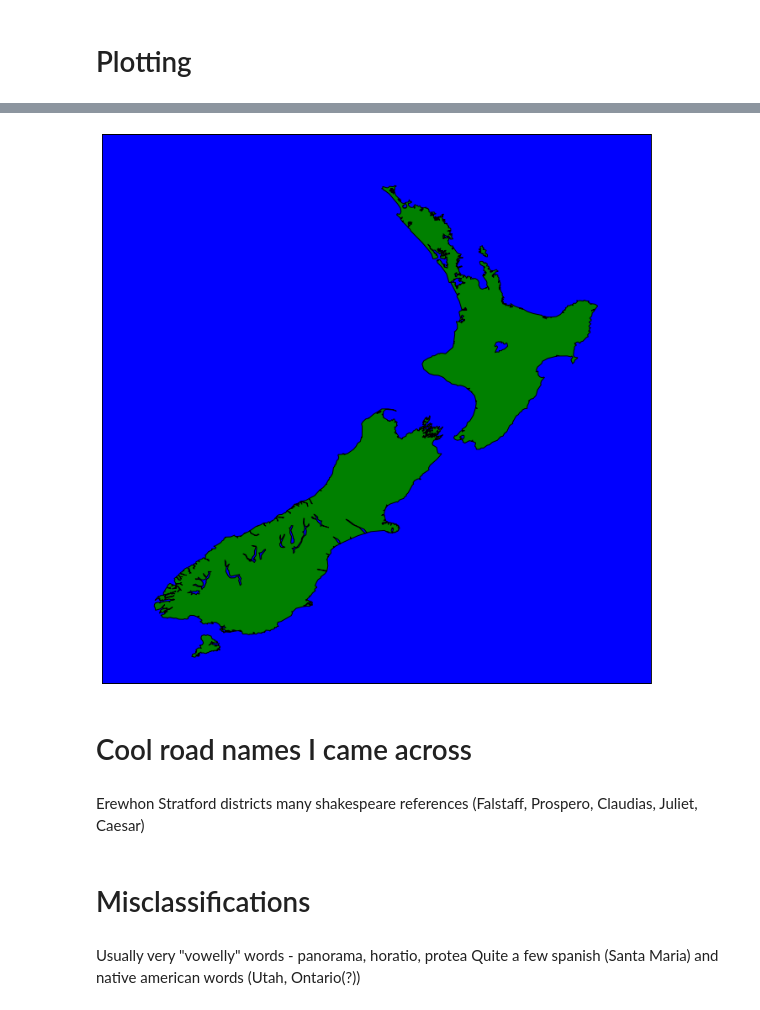
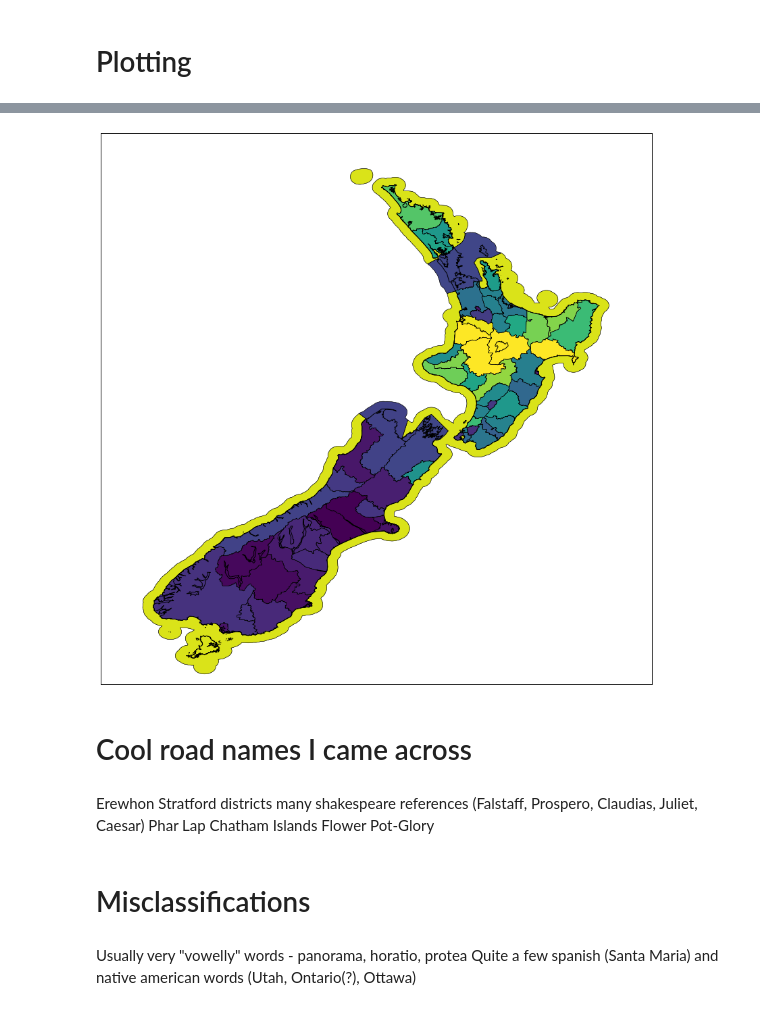
Before and after one commit to reed-roberts/nz-streetnames, a Jupyter notebook: notebooks/maori-word-classifier.ipynb, the cells around one changed output, grey strips where cells are left out. Cells and saved outputs as stored; diff of their text form; code cells hidden in the pictures.

Commit message:
fixed plotting of nz map, added nz regional, changed to naive bayes classifier

```diff
--- a/notebooks/maori-word-classifier.ipynb
+++ b/notebooks/maori-word-classifier.ipynb
@@ -85,6 +86,7 @@ with open('../data/raw/misclassified-as-maori.csv', 'rb') as f:
 f.close()
 
 english_lexicon = english_lexicon.difference(maori_lexicon)
+english_lexicon.remove('')
 # %%
 print len(english_lexicon)
 # %% [output]
@@ -391,0 +338,4 @@ print list(test_df[(test_df['left_territorial_authority']=='Mackenzie District')
+# %%
+nz_roads_df['maori_name'] = nz_roads_df['road_name_body_ascii'].apply(classify_as_maori)
+print 'There are %d non-Maori roads' % len(nz_roads_df[nz_roads_df['maori_name']==0])
+print 'There are %d Maori roads' % len(nz_roads_df[nz_roads_df['maori_name']==1])
@@ -391,0 +370,11 @@ print list(test_df[(test_df['left_territorial_authority']=='Mackenzie District')
+# %%
+district_percent_df = nz_roads_df.groupby(['left_territorial_authority'],as_index=False)['maori_name'].mean()
+authority_counts = pd.DataFrame(nz_roads_df['left_territorial_authority'].value_counts())
+authority_counts.reset_index(level=0,inplace=True)
+authority_counts.columns = ['left_territorial_authority','number_of_roads']
+district_percent_df = pd.merge(district_percent_df, authority_counts, how='inner', on='left_territorial_authority')
+district_percent_df.columns = ['territorial_authority','percent_maori','number_of_roads']
+
+pd.set_option('display.max_rows', len(district_percent_df))
+print district_percent_df
+pd.reset_option('display.max_rows')
@@ -391,0 +410,3 @@ print list(test_df[(test_df['left_territorial_authority']=='Mackenzie District')
+# %%
+district_percent_dict = district_percent_df.set_index('territorial_authority').to_dict()
+district_percents = district_percent_dict['percent_maori']
@@ -394,24 +508,37 @@ print list(test_df[(test_df['left_territorial_authority']=='Mackenzie District')
 # %%
-from mpl_toolkits.basemap import Basemap
+from mpl_toolkits.basemap import Basemap, maskoceans
 # create new figure, axes instances.
 
-plt.figure(figsize=(12,12))
-map = Basemap(llcrnrlon=-195,llcrnrlat=-48,urcrnrlon=-180,urcrnrlat=-33, resolution = 'i')
+plt.figure(figsize=(15,15))
+map = Basemap(llcrnrlon=165,llcrnrlat=-48,urcrnrlon=180,urcrnrlat=-33, resolution = 'i')
 
-map.drawmapboundary(fill_color='blue')
+map.drawmapboundary(fill_color='white')
 #Fill the continents with the land color
-map.fillcontinents(color='green',lake_color='blue')
+map.fillcontinents(color='white',lake_color='white')
 map.drawcoastlines()
+
+map.readshapefile('../data/raw/statsnzterritorial-authority-2017-generalised-version-SHP/territorial-authority-2017-generalised-version', 'territorial_authority')
+
+ax = plt.gca() # get current axes instance
+cm = matplotlib.cm.get_cmap('viridis')
+norm = matplotlib.colors.Normalize(vmin=0.05, vmax=0.50)
+
+for info, shape in zip(map.territorial_authority_info, map.territorial_authority):
+    poly = Polygon(shape, facecolor=cm(norm(district_percents[info['TA2017_NAM']])),edgecolor='k')
+    ax.add_patch(poly)
+
 plt.show()
 # %% [output]
-[figure, old version]
+[figure, new version]
 # %% [markdown]
 # Cool road names I came across
 # %% [markdown]
 Erewhon
 Stratford districts many shakespeare references (Falstaff, Prospero, Claudias, Juliet, Caesar)
+Phar Lap
+Chatham Islands Flower Pot-Glory
 # %% [markdown]
 # Misclassifications
 # %% [markdown]
 Usually very "vowelly" words - panorama, horatio, protea
-Quite a few spanish (Santa Maria) and native american words (Utah, Ontario(?))
+Quite a few spanish (Santa Maria) and native american words (Utah, Ontario(?), Ottawa)
```
Also changed, not shown: parts of 26 cells of this notebook.
